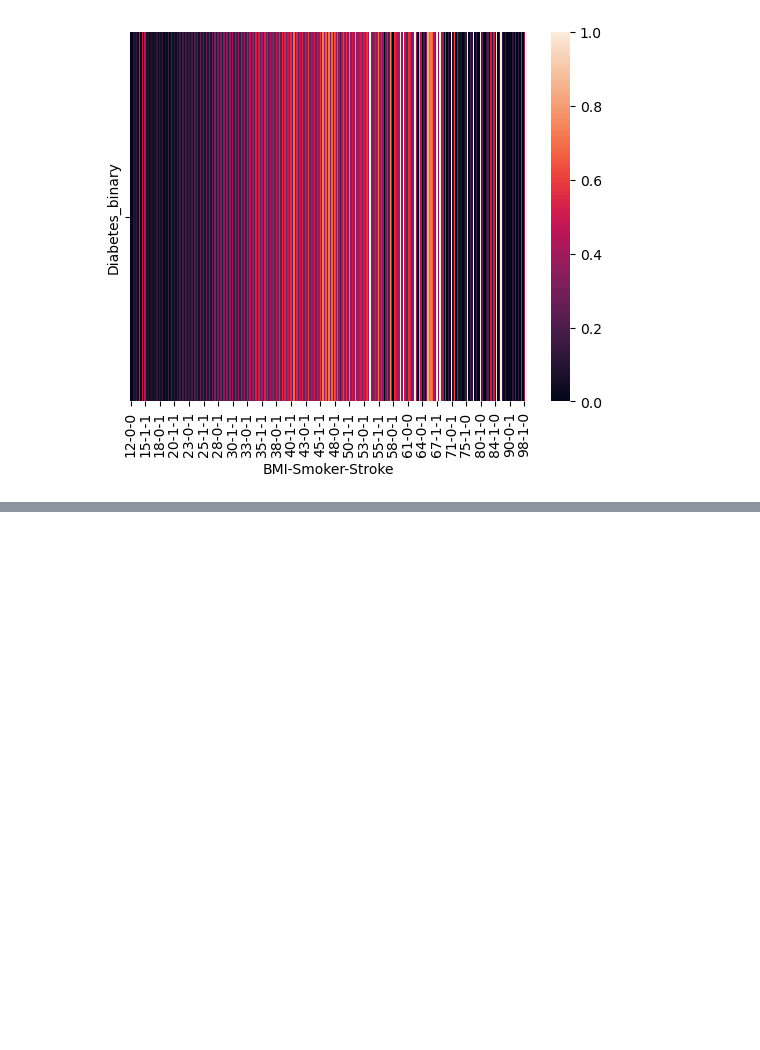
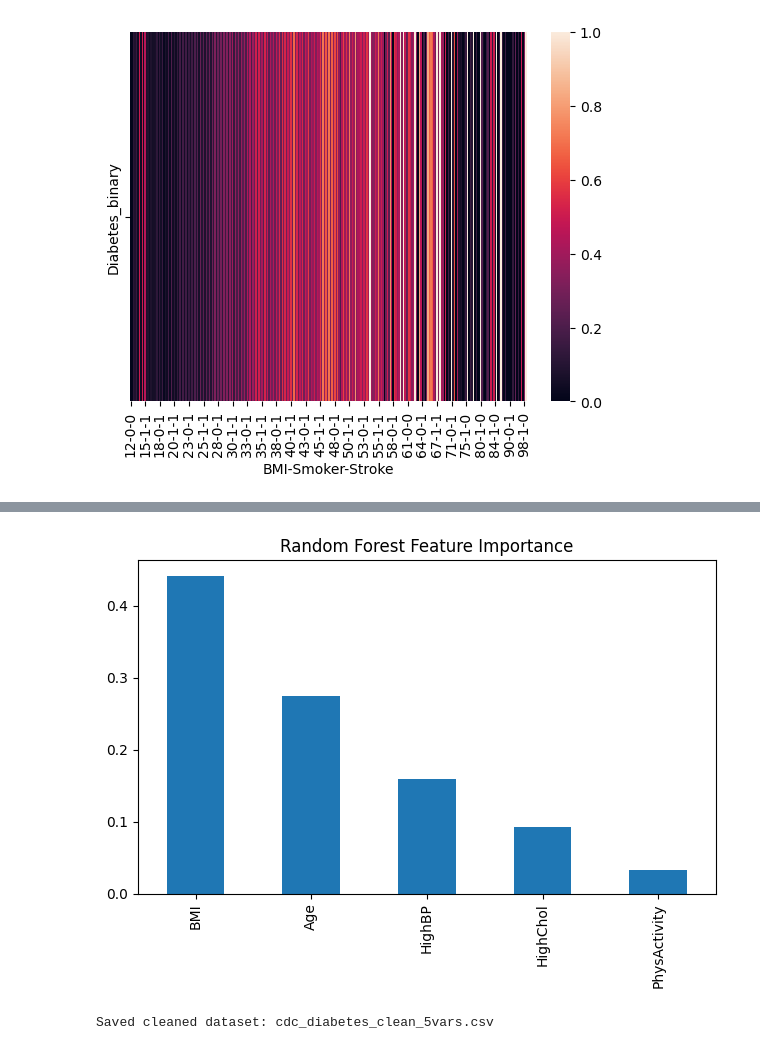
Before and after one commit to pinkie3201/aai500-final-team--team-5-, a Jupyter notebook: FinalProjectJupyterFile.ipynb, the cells around one changed output, grey strips where cells are left out. Cells and saved outputs as stored; diff of their text form; code cells hidden in the pictures; blank space fills up the shorter version.

```diff
--- a/FinalProjectJupyterFile.ipynb
+++ b/FinalProjectJupyterFile.ipynb
@@ -76,3 +107,79 @@ sns.heatmap(testNew)
 plt.show()
 # %% [output]
 [figure]
+# %%
+
+# --- Imports ---
+import numpy as np, pandas as pd, matplotlib.pyplot as plt
+from sklearn.model_selection import train_test_split
+from sklearn.preprocessing import StandardScaler
+from sklearn.linear_model import LogisticRegression
+from sklearn.ensemble import RandomForestClassifier
+from sklearn.metrics import classification_report, roc_auc_score
+
+# --- Load local dataset (already uploaded in Colab) ---
+csv_path = "/content/datafile.csv.zip"
+df = pd.read_csv(csv_path)
+print("Dataset shape:", df.shape)
+df.head()
+
+# --- Keep 5 main variables + target ---
+# Target = Diabetes_012 (0 = No Diabetes, 1 = Prediabetes, 2 = Diabetes)
+target_col = "Diabetes_012"
+use_cols = [target_col, "HighBP", "HighChol", "BMI", "Age", "PhysActivity"]
+df_small = df[use_cols].copy()
+
+print("\nSelected columns:", df_small.columns.tolist())
+print("\nMissing values per column:\n", df_small.isna().sum())
+
+# --- Clean BMI (remove extreme outliers) ---
+q01, q99 = df_small["BMI"].quantile([0.01, 0.99])
+df_small["BMI"] = df_small["BMI"].clip(lower=q01, upper=q99)
+print("\nBMI range after cleaning:", df_small["BMI"].min(), "to", df_small["BMI"].max())
+
+# --- Split data ---
+X = df_small.drop(columns=[target_col])
+y = df_small[target_col].astype(int)
+X_train, X_test, y_train, y_test = train_test_split(
+    X, y, test_size=0.2, random_state=42, stratify=y
+)
+print("\nTrain/Test split:", X_train.shape, X_test.shape)
+
+# --- Scale BMI only ---
+scaler = StandardScaler()
+X_train["BMI"] = scaler.fit_transform(X_train[["BMI"]])
+X_test["BMI"] = scaler.transform(X_test[["BMI"]])
+
+# --- Logistic Regression ---
+print("\n=== Logistic Regression ===")
+logit = LogisticRegression(max_iter=300, multi_class="multinomial", class_weight="balanced")
+logit.fit(X_train, y_train)
+pred = logit.predict(X_test)
+proba = logit.predict_proba(X_test)
+print(classification_report(y_test, pred, digits=3))
+print("ROC AUC:", roc_auc_score(y_test, proba, multi_class="ovr"))
+
+# --- Random Forest ---
+print("\n=== Random Forest ===")
+rf = RandomForestClassifier(
+    n_estimators=300, random_state=42, class_weight="balanced_subsample"
+)
+rf.fit(X_train, y_train)
+pred_rf = rf.predict(X_test)
+proba_rf = rf.predict_proba(X_test)
+print(classification_report(y_test, pred_rf, digits=3))
+print("ROC AUC:", roc_auc_score(y_test, proba_rf, multi_class="ovr"))
+
+# --- Feature Importance ---
+imp = pd.Series(rf.feature_importances_, index=X_train.columns).sort_values(ascending=False)
+print("\nFeature Importance:")
+print(imp)
+
+imp.plot(kind="bar", title="Random Forest Feature Importance")
+plt.tight_layout()
+plt.show()
+
+# --- Save cleaned dataset ---
+df_small.to_csv("cdc_diabetes_clean_5vars.csv", index=False)
+print("\nSaved cleaned dataset: cdc_diabetes_clean_5vars.csv")
+# %% [output]
@@ -78,0 +221,2 @@ plt.show()
+[figure, added]
+Saved cleaned dataset: cdc_diabetes_clean_5vars.csv
```
Also changed, not shown: parts of 2 cells of this notebook.
